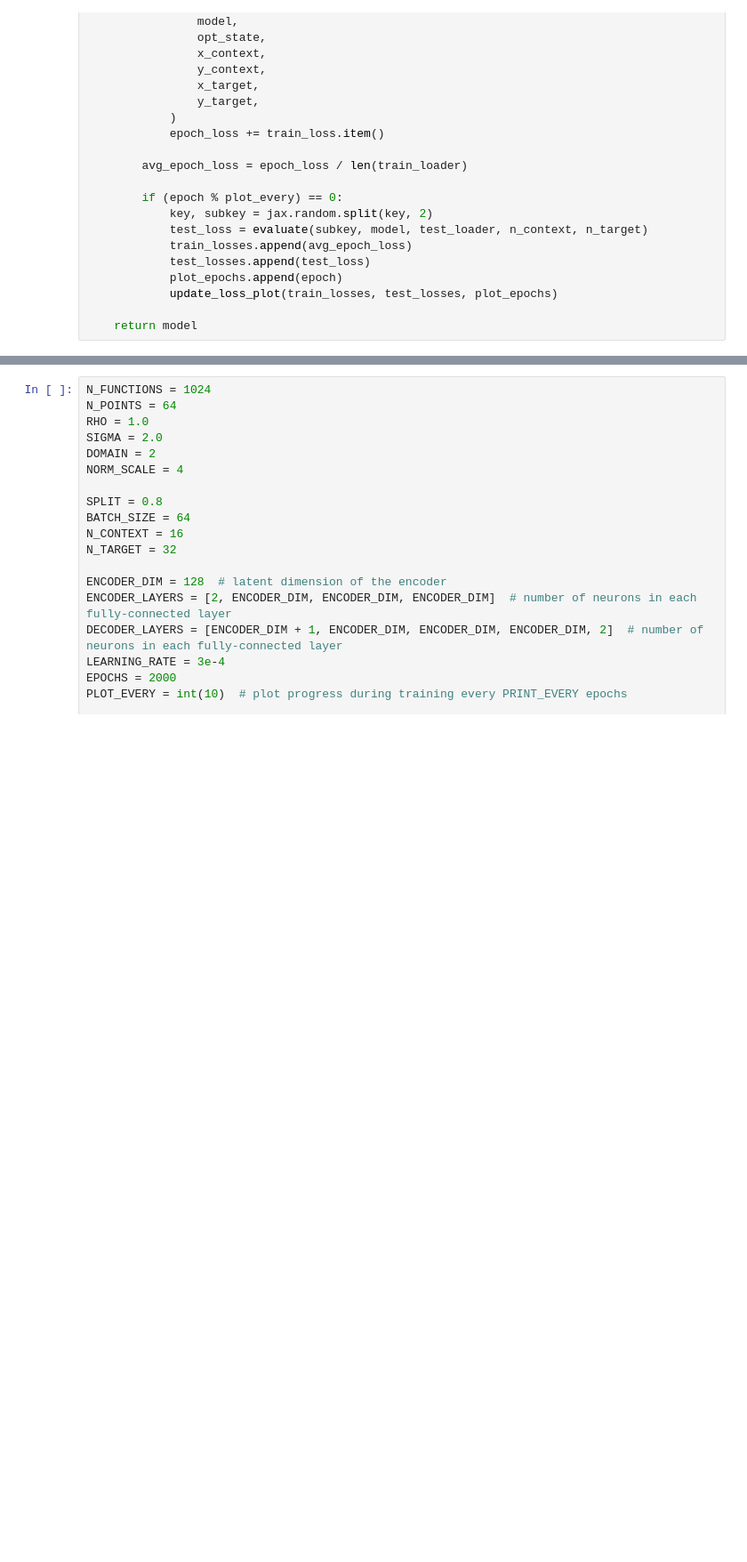
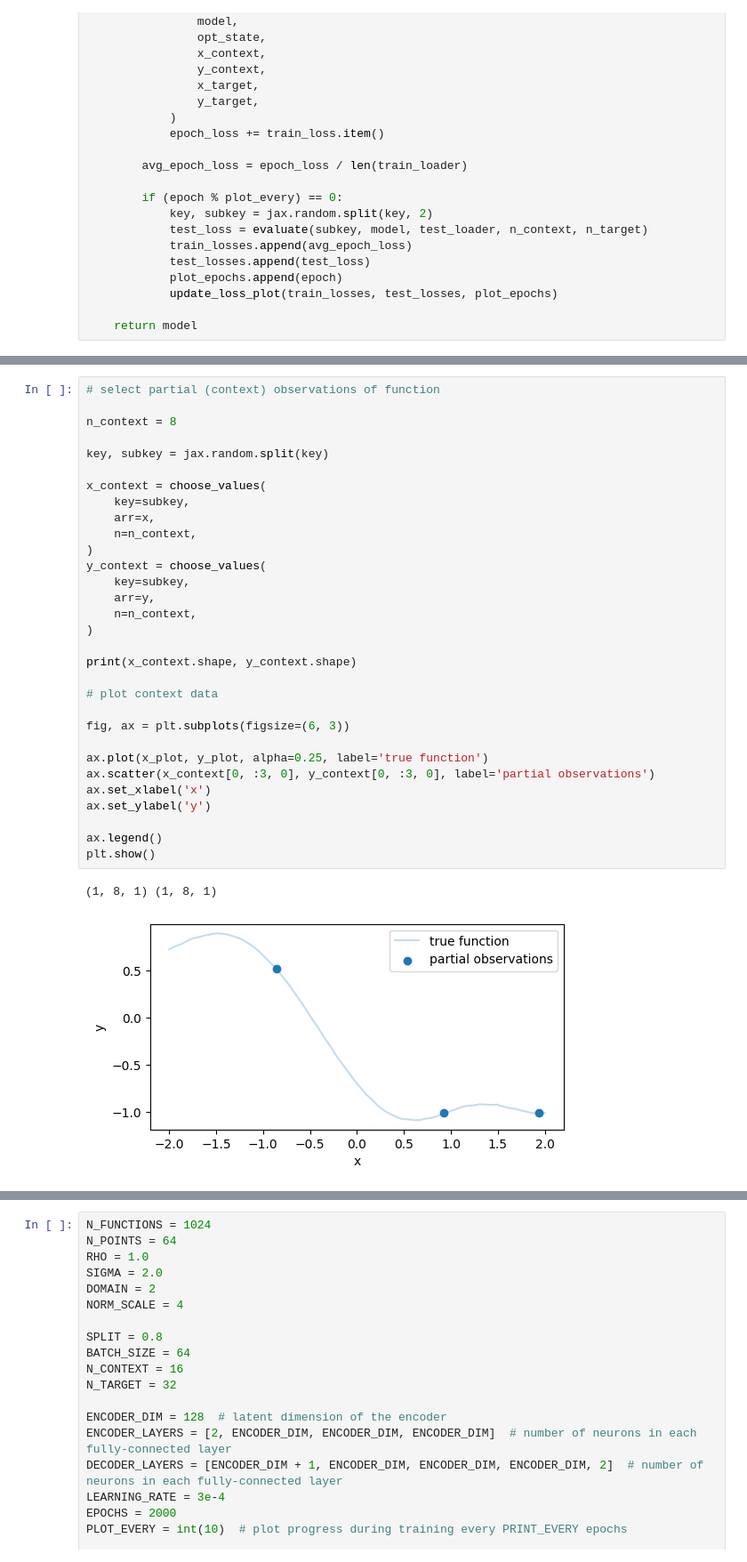
Before and after one commit to sscivier/neural-process-example, a Jupyter notebook: cnp_example.ipynb, the cells around one changed output, grey strips where cells are left out. Shown at 89% size. Drawn from its saved outputs; the diff is of its cells as text; blank space fills up the shorter version.

```diff
--- a/cnp_example.ipynb
+++ b/cnp_example.ipynb
@@ -448,0 +484,34 @@ def train(
+# %%
+# select partial (context) observations of function
+
+n_context = 8
+
+key, subkey = jax.random.split(key)
+
+x_context = choose_values(
+    key=subkey,
+    arr=x,
+    n=n_context,
+)
+y_context = choose_values(
+    key=subkey,
+    arr=y,
+    n=n_context,
+)
+
+print(x_context.shape, y_context.shape)
+
+# plot context data
+
+fig, ax = plt.subplots(figsize=(6, 3))
+
+ax.plot(x_plot, y_plot, alpha=0.25, label='true function')
+ax.scatter(x_context[0, :3, 0], y_context[0, :3, 0], label='partial observations')
+ax.set_xlabel('x')
+ax.set_ylabel('y')
+
+ax.legend()
+plt.show()
+# %% [output]
+(1, 8, 1) (1, 8, 1)
+[figure, added]
```
Also changed, not shown: parts of 10 cells of this notebook.
